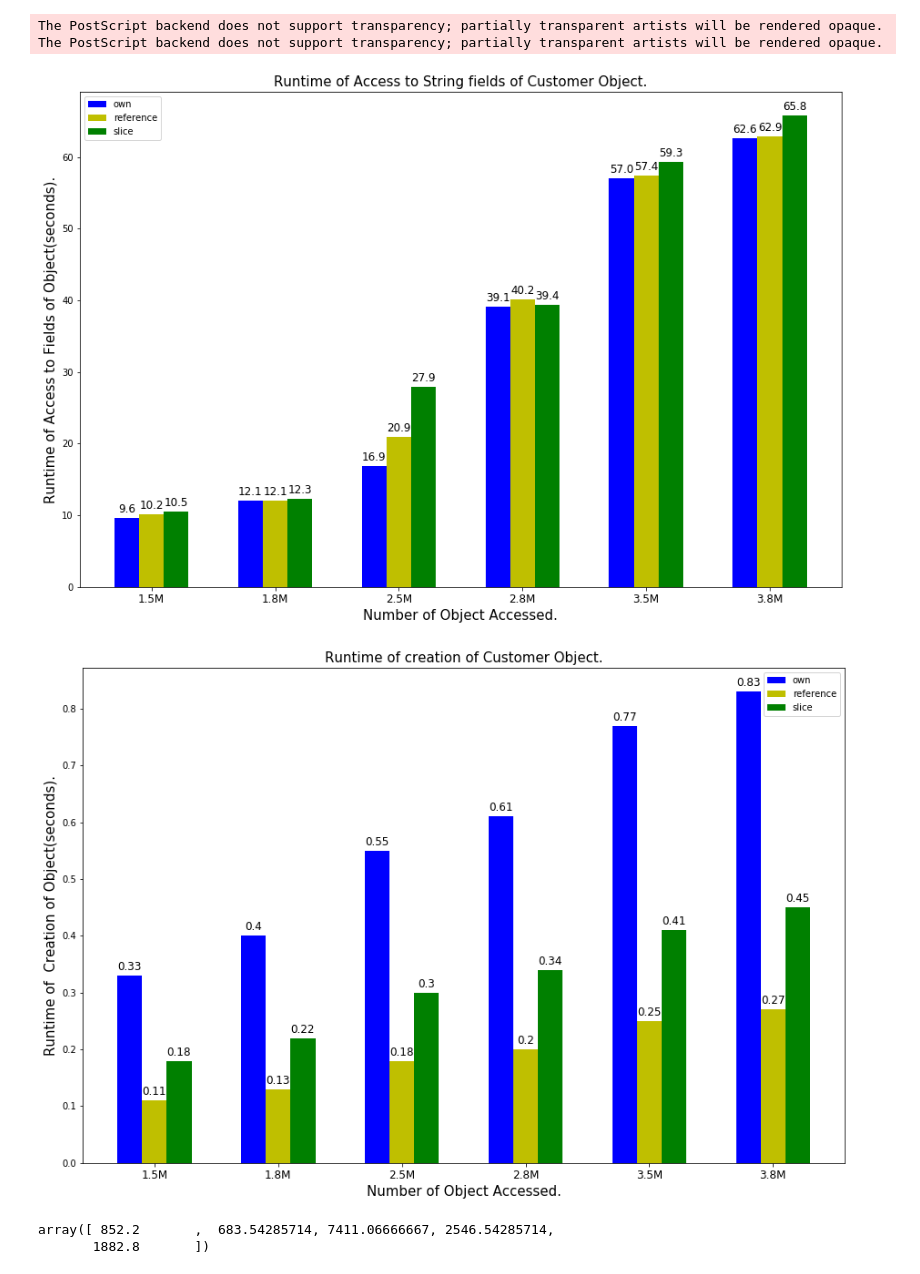
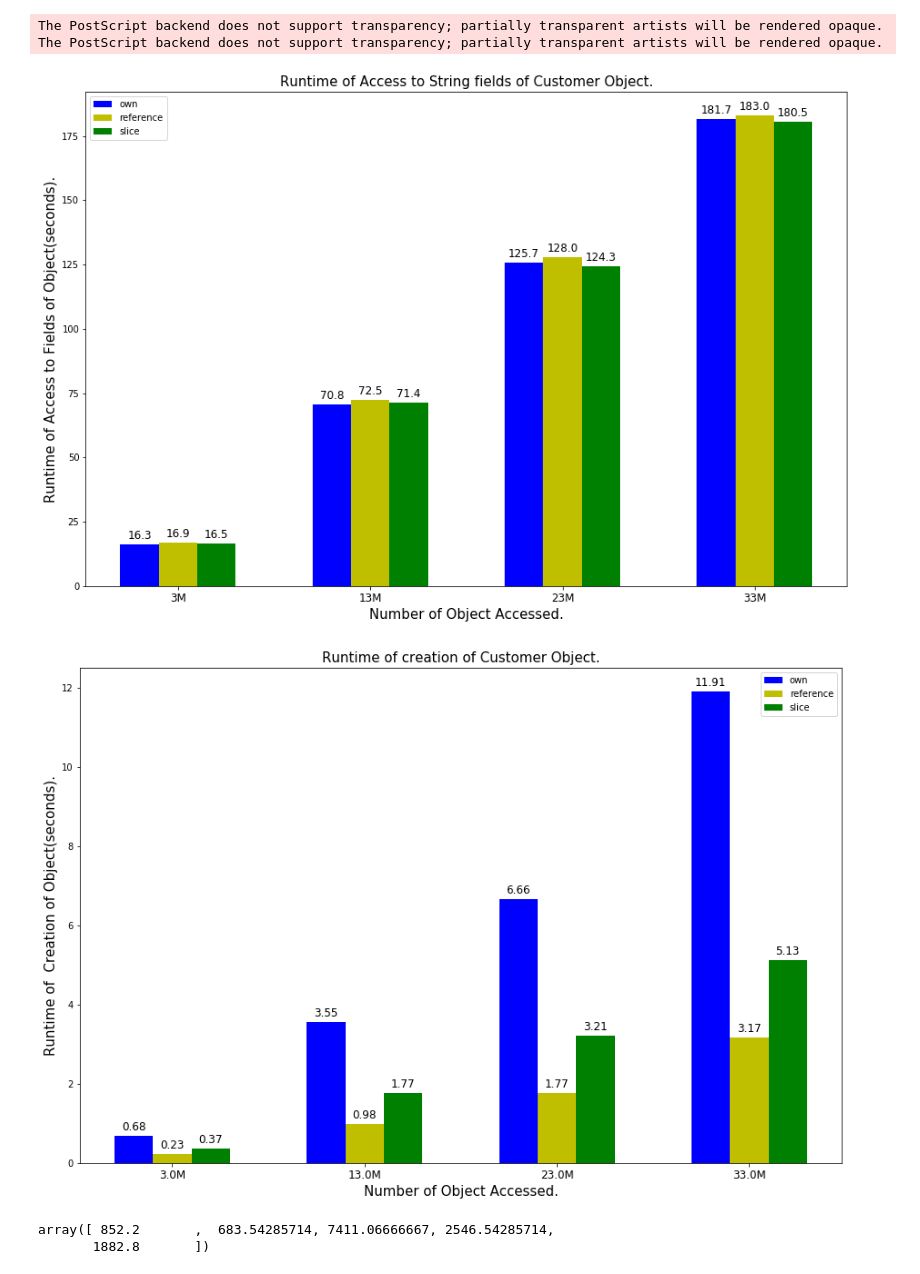
Before and after one commit to ShinsakuOkazaki/master-thesis, a Jupyter notebook: project/rust_vec_memalloc_for_different_type/analysis/visualize_withoutInitialize.ipynb, the cells around one changed output. Saved outputs shown, nothing was run; the diff lists cells and outputs as text; code cells hidden in the pictures.

```diff
--- a/project/rust_vec_memalloc_for_different_type/analysis/visualize_withoutInitialize.ipynb
+++ b/project/rust_vec_memalloc_for_different_type/analysis/visualize_withoutInitialize.ipynb
@@ -5,7 +5,7 @@ import matplotlib.pyplot as plt
 # %%
 def getDf():
     files = {}
-    for size in [1500000, 1800000, 2500000, 2800000, 3500000, 3800000 ]:
+    for size in [3000000,13000000, 23000000, 33000000]:
         with open("../result/resultRustOwnerType_init_false_{}.txt".format(size), "r") as f:
             files["size{}".format(size)] = [s.strip().split("#") for s in f.readlines()]
 
@@ -16,8 +16,8 @@ def getDf():
         df = df[1:]
         df.columns = new_header
         dfs[k] = df
-    data = dfs['size1500000']
-    for s in [ 1800000, 2500000, 2800000, 3500000, 3800000]:
+    data = dfs['size3000000']
+    for s in [13000000, 23000000, 33000000]:
         data = pd.concat([data, dfs["size{}".format(s)]])
     data = data.astype({"datastructure": str, "init": str ,"size": int, "field": str, "createtime":int,  \
                         'accesstime': int,"totaltime": int})
@@ -39,31 +39,31 @@ def autolabel(rects, ax):
 # %%
 own = df_avg[df_avg["field"] == '"own"']
 reference = df_avg[df_avg["field"] == '"reference"']
 slice_type = df_avg[df_avg["field"] == '"slice"']
 fig, ax = plt.subplots(figsize = (15, 10))
 w = 0.2
 idx = np.arange(df_avg['size'].nunique())
 b1 = ax.bar(idx - w, round(own["accesstime"] / 1000, 1), width = w, color ='b', align = 'center')
 b2 = ax.bar(idx , round(reference["accesstime"] / 1000, 1), width = w, color ='y', align = 'center')
 b3 = ax.bar(idx + w, round(slice_type["accesstime"] / 1000, 1), width = w, color ='g', align = 'center')
 label = np.sort(df_avg['size'].unique())
 ax.set_xticks(idx)
-ax.set_xticklabels([str(n) + "M" for n in (label / 1000000)], fontsize = 12)
+ax.set_xticklabels([str(int(n)) + "M" for n in (label / 1000000)], fontsize = 12)
 ax.set_xlabel("Number of Object Accessed.", fontsize = 15)
 ax.set_ylabel("Runtime of Access to Fields of Object(seconds).", fontsize = 15)
 ax.set_title("Runtime of Access to String fields of Customer Object.", fontsize = 15)
 autolabel(b1, ax)
 autolabel(b2, ax)
 autolabel(b3, ax)
 ax.legend((b1, b2, b3), ("own", "reference", "slice"))
 #ax.set_yscale('log')
 fig.savefig("rust_access_different_poniter_noinit.eps")
 #fig.savefig("rust_borrowing.png")
 plt.show()
 # %% [output]
 The PostScript backend does not support transparency; partially transparent artists will be rendered opaque.
 The PostScript backend does not support transparency; partially transparent artists will be rendered opaque.
-[figure, old version]
+[figure, new version]
 # %%
 own = df_avg[df_avg["field"] == '"own"']
 reference = df_avg[df_avg["field"] == '"reference"']
@@ -89,7 +89,7 @@ ax.legend((b1, b2, b3), ("own", "reference", "slice"))
 #fig.savefig("rust_borrowing.png")
 plt.show()
 # %% [output]
-[figure, old version]
+[figure, new version]
 # %%
 vs = own["accesstime"].values
 p_diff = np.array([])
```
Also changed, not shown: 43 other files.
